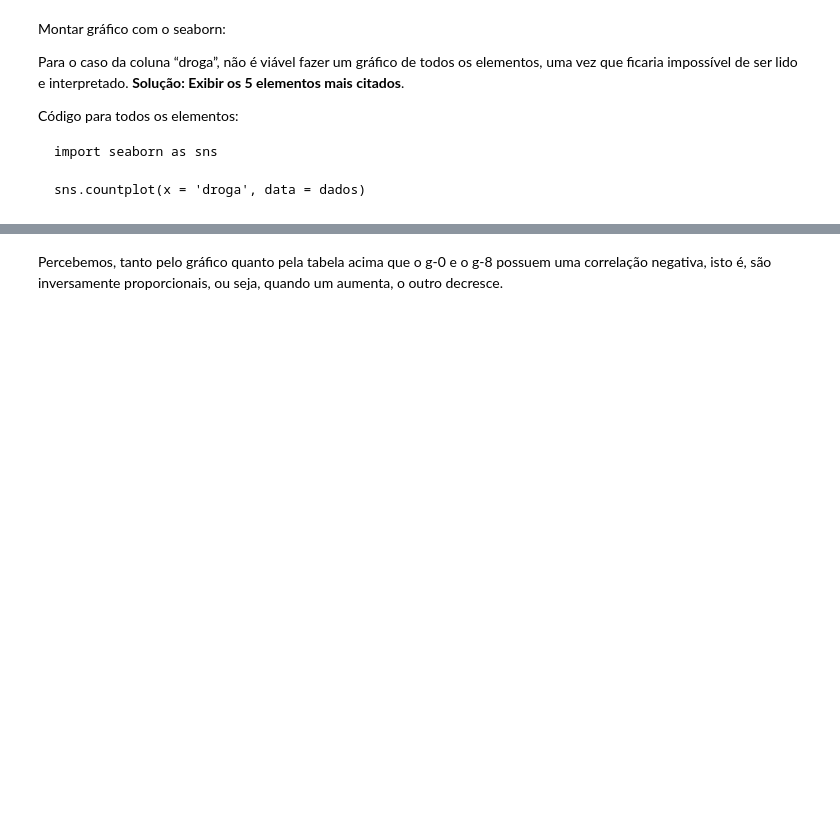
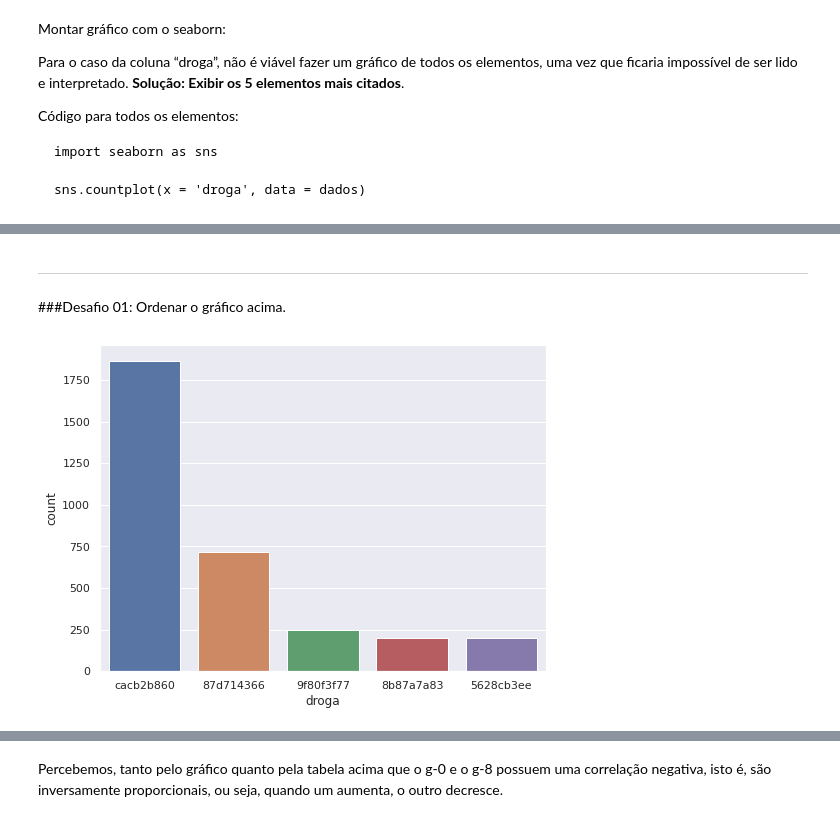
Before and after one commit to melissajblins/Imersao_Alura, a Jupyter notebook: ImersaoAlura.ipynb, the cells around one changed output, grey strips where cells are left out. Saved outputs shown, nothing was run; the diff lists cells and outputs as text; code cells hidden in the pictures; blank space fills up the shorter version.

```diff
--- a/ImersaoAlura.ipynb
+++ b/ImersaoAlura.ipynb
@@ -459,0 +298,11 @@ dados.loc[:, 'g-0':'g-771'].corr()
+# %% [markdown]
+--------------------------------------------------------------------------------
+
+###Desafio 01: Ordenar o gráfico acima.
+# %%
+sns.set()
+plt.figure(figsize = (8, 6)) #aumentando o tamanho da imagem
+ax = sns.countplot(x = 'droga', data = dados.query('droga in @maiores_compostos'), order = maiores_compostos) #montando o gráfico ordenado
+plt.show() #mostrando o gráfico
+# %% [output]
+[figure, added]
```
Also changed, not shown: parts of 290 cells of this notebook.
